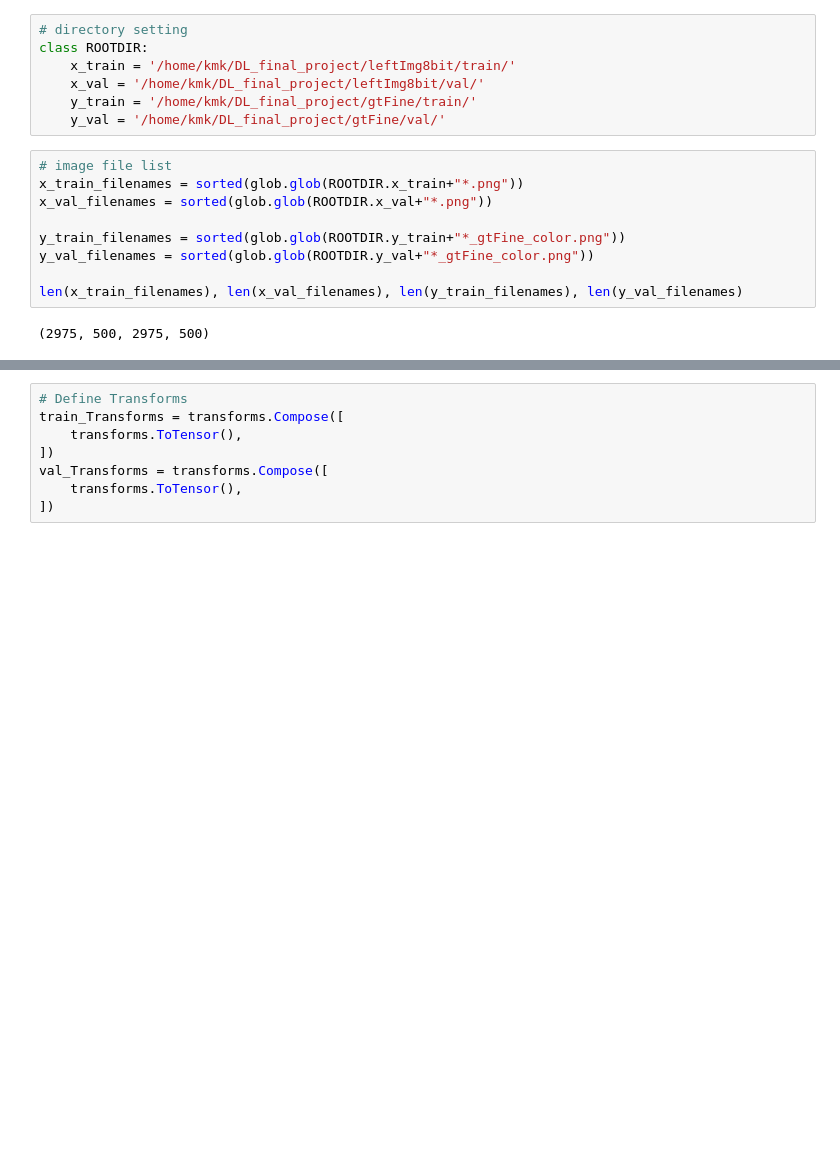
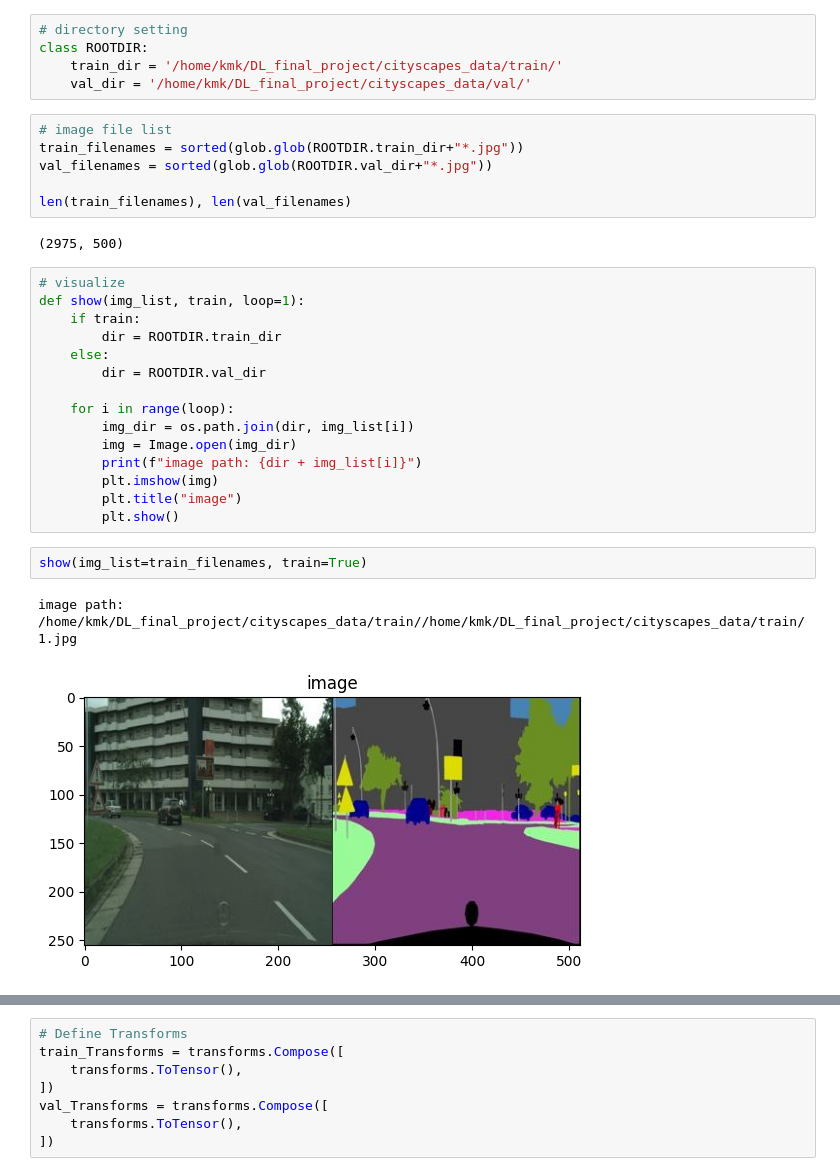
Before and after one commit to d00rk/COSE474Project, a Jupyter notebook: segmentation.ipynb, the cells around one changed output, grey strips where cells are left out. Saved outputs shown, nothing was run; the diff lists cells and outputs as text; blank space fills up the shorter version.

```diff
--- a/segmentation.ipynb
+++ b/segmentation.ipynb
@@ -26,21 +27,36 @@ cpu
 # %%
 # directory setting
 class ROOTDIR:
-    x_train = '/home/kmk/DL_final_project/leftImg8bit/train/'
-    x_val = '/home/kmk/DL_final_project/leftImg8bit/val/'
-    y_train = '/home/kmk/DL_final_project/gtFine/train/'
-    y_val = '/home/kmk/DL_final_project/gtFine/val/'
+    train_dir = '/home/kmk/DL_final_project/cityscapes_data/train/'
+    val_dir = '/home/kmk/DL_final_project/cityscapes_data/val/'
-# %%
-# image file list
-x_train_filenames = sorted(glob.glob(ROOTDIR.x_train+"*.png"))
-x_val_filenames = sorted(glob.glob(ROOTDIR.x_val+"*.png"))
-
-y_train_filenames = sorted(glob.glob(ROOTDIR.y_train+"*_gtFine_color.png"))
-y_val_filenames = sorted(glob.glob(ROOTDIR.y_val+"*_gtFine_color.png"))
-
-len(x_train_filenames), len(x_val_filenames), len(y_train_filenames), len(y_val_filenames)
-# %% [output]
-(2975, 500, 2975, 500)
+# %%
+# image file list
+train_filenames = sorted(glob.glob(ROOTDIR.train_dir+"*.jpg"))
+val_filenames = sorted(glob.glob(ROOTDIR.val_dir+"*.jpg"))
+
+len(train_filenames), len(val_filenames)
+# %% [output]
+(2975, 500)
+# %%
+# visualize
+def show(img_list, train, loop=1):
+    if train:
+        dir = ROOTDIR.train_dir
+    else:
+        dir = ROOTDIR.val_dir
+
+    for i in range(loop):
+        img_dir = os.path.join(dir, img_list[i])
+        img = Image.open(img_dir)
+        print(f"image path: {dir + img_list[i]}")
+        plt.imshow(img)
+        plt.title("image")
+        plt.show()
+# %%
+show(img_list=train_filenames, train=True)
+# %% [output]
+image path: /home/kmk/DL_final_project/cityscapes_data/train//home/kmk/DL_final_project/cityscapes_data/train/1.jpg
+[figure, added]
 # %%
 # Dataset
 class Cityscape(Dataset):
```
Also changed, not shown: parts of 18 cells of this notebook, 1 other file.
